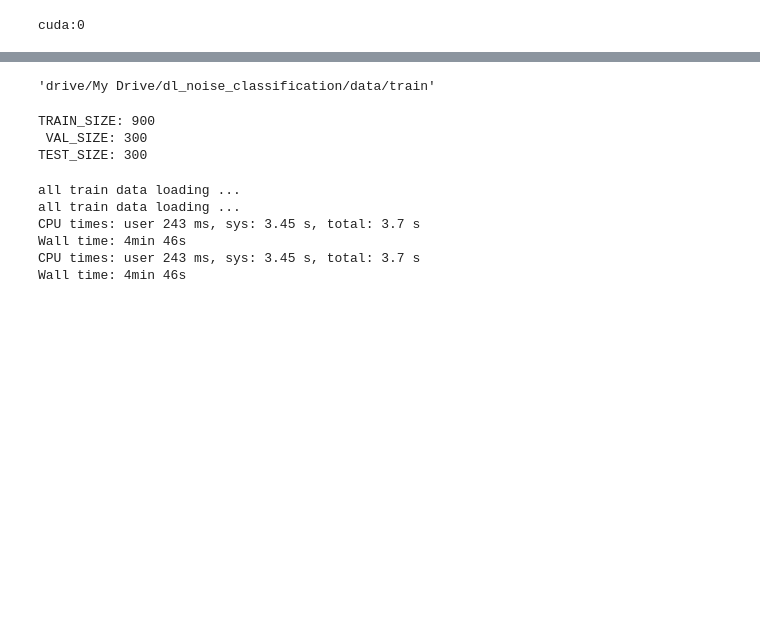
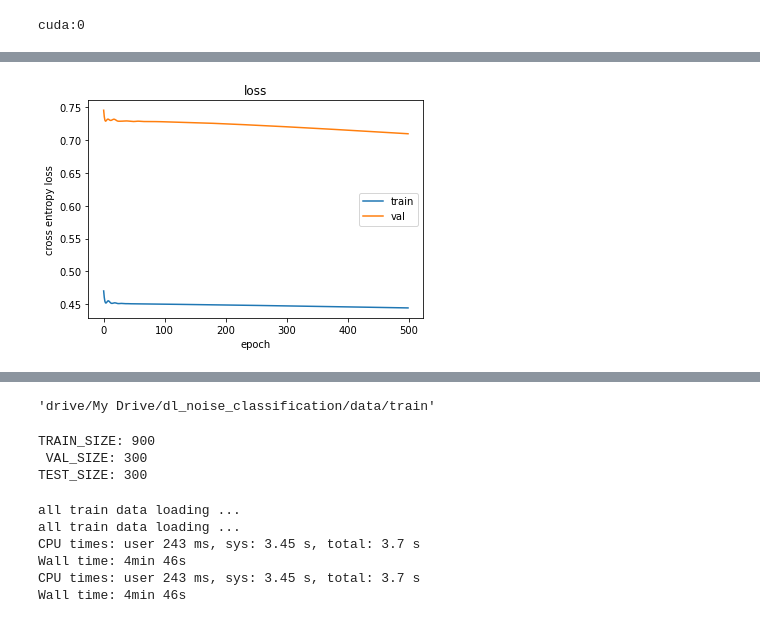
Before and after one commit to BLOOMFLARK/NN_noise_classification, a Jupyter notebook: PCANN.ipynb, the cells around one changed output, grey strips where cells are left out. Drawn from its saved outputs; the diff is of its cells as text; code cells hidden in the pictures; blank space fills up the shorter version.

```diff
--- a/PCANN.ipynb
+++ b/PCANN.ipynb
@@ -191,0 +310,4 @@ cuda:0
+# %%
+net.plot_loss()
+# %% [output]
+[figure, added]
```
Also changed, not shown: parts of 17 cells of this notebook.
